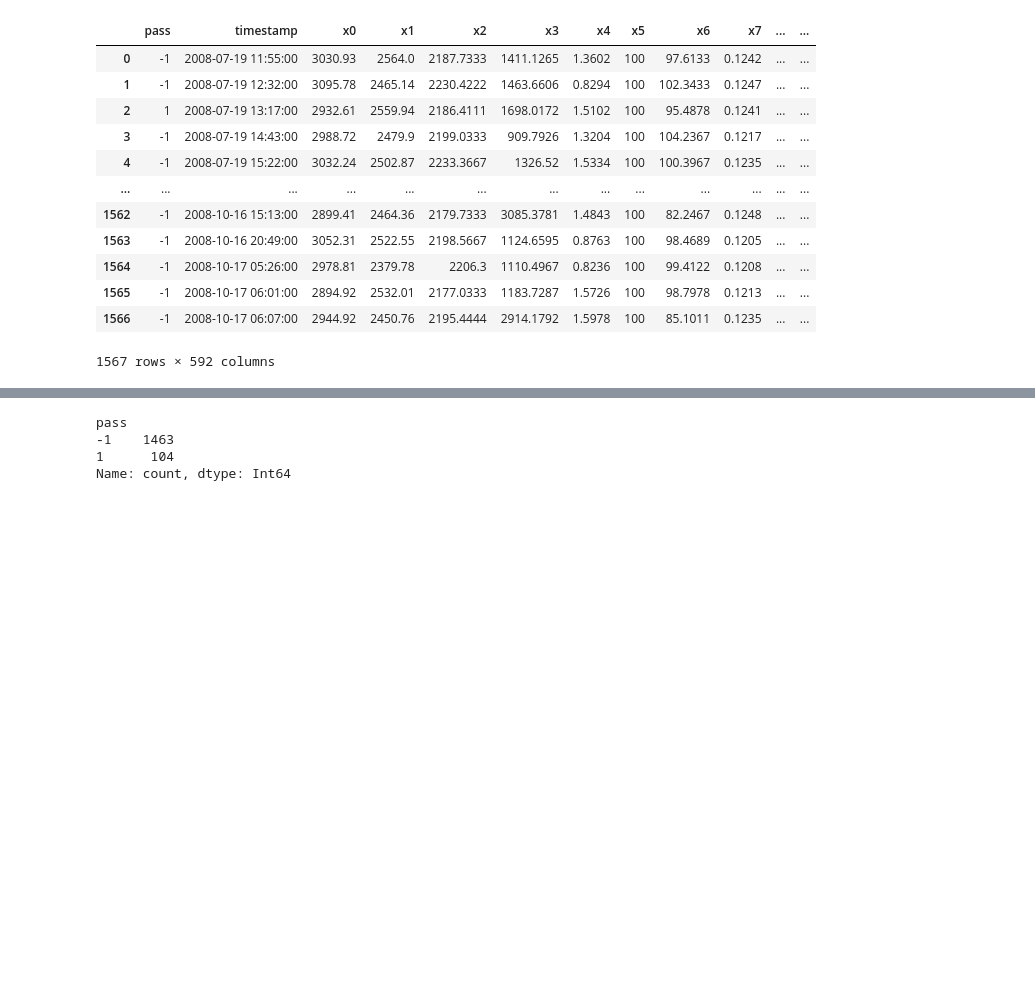
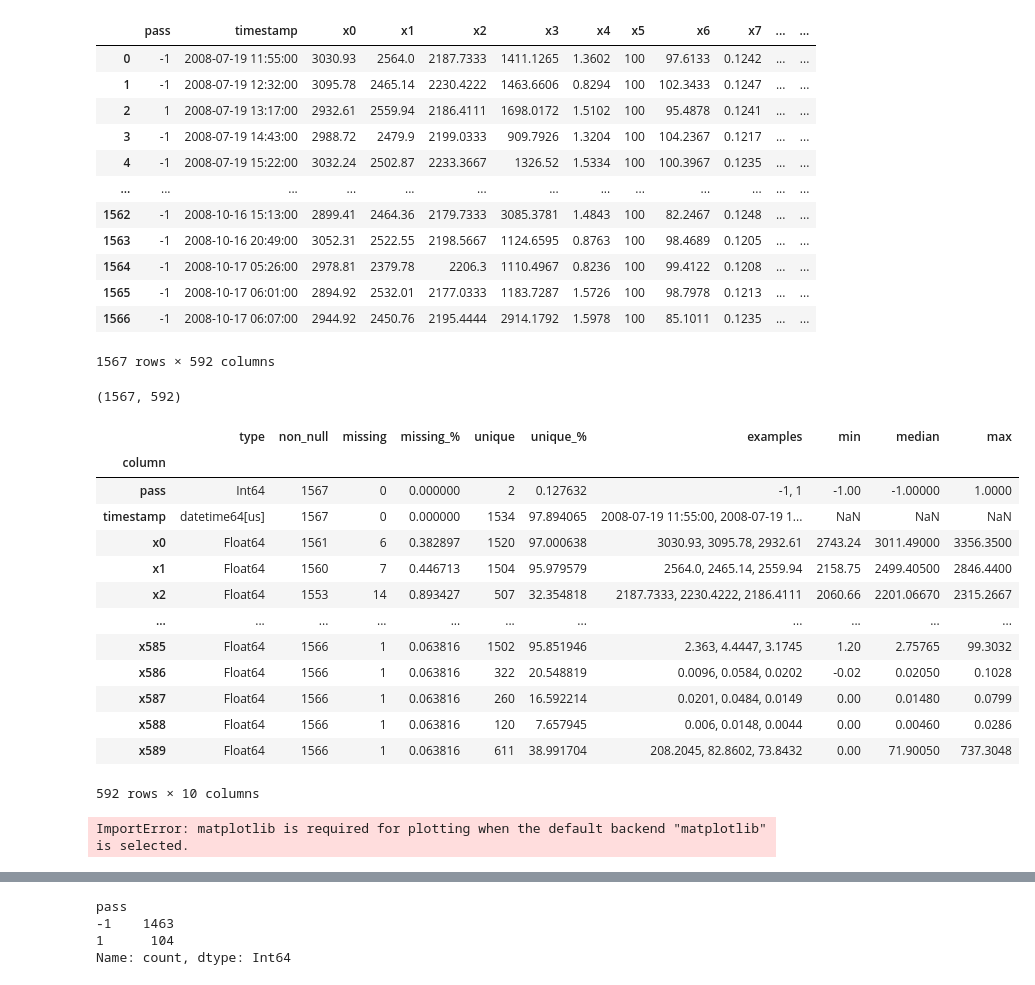
Before and after one commit to pancurster/secom-ml, a Jupyter notebook: notebooks/eda01.ipynb, the cells around one changed output, grey strips where cells are left out. Drawn from its saved outputs; the diff is of its cells as text; code cells hidden in the pictures; blank space fills up the shorter version.

Commit message:
update eda0 - missing values exploration

```diff
--- a/notebooks/eda01.ipynb
+++ b/notebooks/eda01.ipynb
@@ -19,3 +26,29 @@ df
 | 1565 | -1 | 2008-10-17 06:01:00 | 2894.92 | 2532.01 | 2177.0333 | 1183.7287 | 1.5726 | 100 | 98.7978 | 0.1213 | ... | ... |
 | 1566 | -1 | 2008-10-17 06:07:00 | 2944.92 | 2450.76 | 2195.4444 | 2914.1792 | 1.5978 | 100 | 85.1011 | 0.1235 | ... | ... |
 1567 rows × 592 columns
+# %%
+df.shape
+# %% [output]
+(1567, 592)
+# %%
+profile(df)
+# %% [output]
+|  | type | non_null | missing | missing_% | unique | unique_% | examples | min | median | max |
+| column |  |  |  |  |  |  |  |  |  |  |
+| pass | Int64 | 1567 | 0 | 0.000000 | 2 | 0.127632 | -1, 1 | -1.00 | -1.00000 | 1.0000 |
+| timestamp | datetime64[us] | 1567 | 0 | 0.000000 | 1534 | 97.894065 | 2008-07-19 11:55:00, 2008-07-19 1... | NaN | NaN | NaN |
+| x0 | Float64 | 1561 | 6 | 0.382897 | 1520 | 97.000638 | 3030.93, 3095.78, 2932.61 | 2743.24 | 3011.49000 | 3356.3500 |
+| x1 | Float64 | 1560 | 7 | 0.446713 | 1504 | 95.979579 | 2564.0, 2465.14, 2559.94 | 2158.75 | 2499.40500 | 2846.4400 |
+| x2 | Float64 | 1553 | 14 | 0.893427 | 507 | 32.354818 | 2187.7333, 2230.4222, 2186.4111 | 2060.66 | 2201.06670 | 2315.2667 |
+| ... | ... | ... | ... | ... | ... | ... | ... | ... | ... | ... |
+| x585 | Float64 | 1566 | 1 | 0.063816 | 1502 | 95.851946 | 2.363, 4.4447, 3.1745 | 1.20 | 2.75765 | 99.3032 |
+| x586 | Float64 | 1566 | 1 | 0.063816 | 322 | 20.548819 | 0.0096, 0.0584, 0.0202 | -0.02 | 0.02050 | 0.1028 |
+| x587 | Float64 | 1566 | 1 | 0.063816 | 260 | 16.592214 | 0.0201, 0.0484, 0.0149 | 0.00 | 0.01480 | 0.0799 |
+| x588 | Float64 | 1566 | 1 | 0.063816 | 120 | 7.657945 | 0.006, 0.0148, 0.0044 | 0.00 | 0.00460 | 0.0286 |
+| x589 | Float64 | 1566 | 1 | 0.063816 | 611 | 38.991704 | 208.2045, 82.8602, 73.8432 | 0.00 | 71.90050 | 737.3048 |
+592 rows × 10 columns
+# %%
+missing = df.isna().sum()
+missing.plot(kind='bar', figsize=(12, 4), title="Missing values per column")
+# %% [output]
+ImportError: matplotlib is required for plotting when the default backend "matplotlib" is selected.
```
Also changed, not shown: parts of 3 cells of this notebook.
